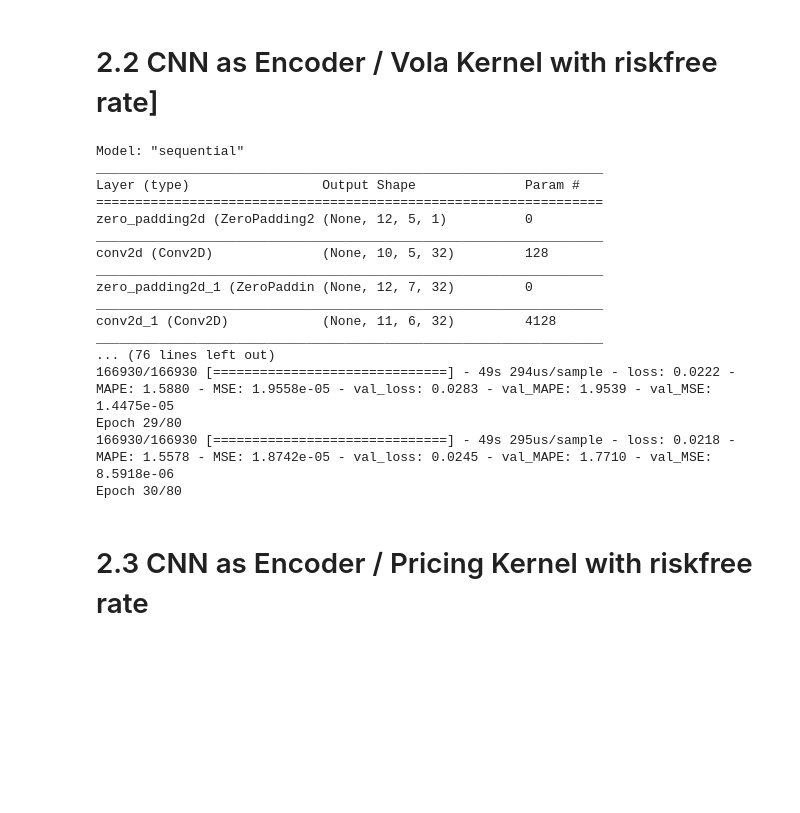
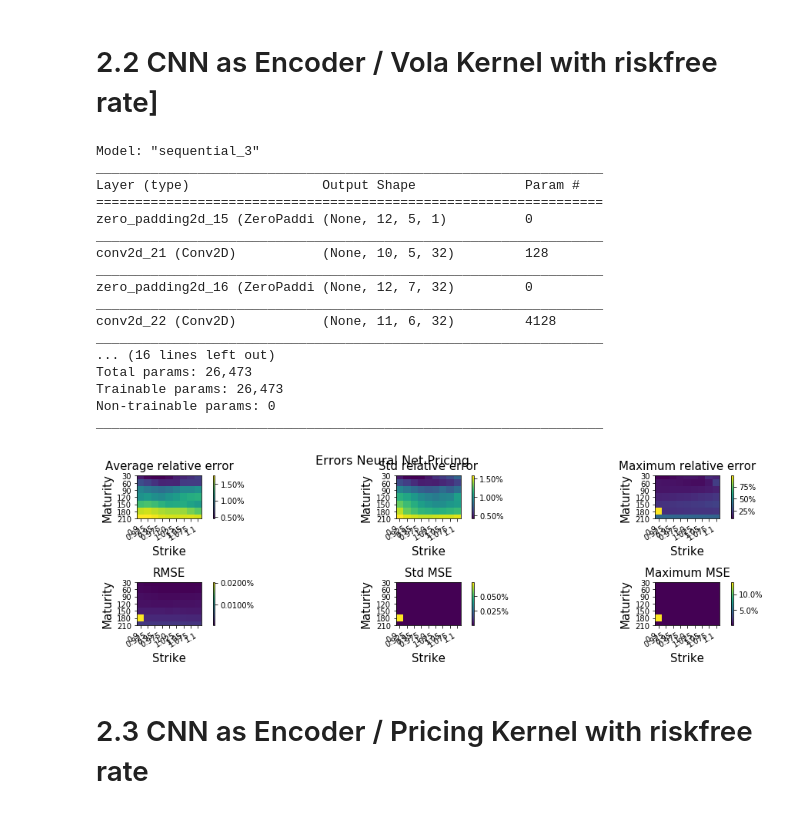
Before and after one commit to AlgoSkyNet/HNGDeepVola, a Jupyter notebook: Code/Python Neural Nets/Current Version (Tbill Yield Curves)/Summary (Current Version 17-4-20).ipynb, the cells around one changed output. Drawn from its saved outputs; the diff is of its cells as text; code cells hidden in the pictures; blank space fills up the shorter version.

```diff
--- a/Code/Python Neural Nets/Current Version (Tbill Yield Curves)/Summary (Current Version 17-4-20).ipynb
+++ b/Code/Python Neural Nets/Current Version (Tbill Yield Curves)/Summary (Current Version 17-4-20).ipynb
@@ -153,45 +153,46 @@ NN1a.add(Conv2D(32, (2, 2),padding='valid',use_bias =True,strides =(2,1),activat
 #NN1.add(MaxPooling2D(pool_size=(2, 1)))
 #NN1.add(Dropout(0.25))
 #NN1.add(ZeroPadding2D(padding=(0,1)))
 NN1a.add(Conv2D(Nstrikes, (2, 1),padding='valid',use_bias =True,strides =(2,1),activation ='linear', kernel_constraint = tf.keras.constraints.NonNeg()))
 #NN1.add(MaxPooling2D(pool_size=(4, 1)))
 NN1a.summary()
 
 #setting
 NN1a.compile(loss = root_relative_mean_squared_error, optimizer = "adam",metrics=["MAPE","MSE"])
 #NN1.compile(loss = "MSE", optimizer = "adam",metrics=["MAPE"])
 inputs_train =np.concatenate((X_train_trafo,rates_train.reshape((Ntrain,Nmaturities,1,1))),axis=1)
 inputs_val = np.concatenate((X_val_trafo,rates_val.reshape((Nval,Nmaturities,1,1))),axis=1)
 inputs_test = np.concatenate((X_test_trafo,rates_test.reshape((Ntest,Nmaturities,1,1))),axis=1)
-NN1a.fit(inputs_train, y_train_trafo1, batch_size=64, validation_data = (inputs_val, y_val_trafo1), epochs = 80, verbose = True, shuffle=1)
-NN1a.save_weights("pricerweights_riskfreerate_231046.h5")#id_3283354135d44b67_data_price_norm_231046clean
+#NN1a.fit(inputs_train, y_train_trafo1, batch_size=64, validation_data = (inputs_val, y_val_trafo1), epochs = 80, verbose = True, shuffle=1)
+#NN1a.save_weights("pricerweights_riskfreerate_231046.h5")#id_3283354135d44b67_data_price_norm_231046clean
 NN1a.load_weights("pricerweights_riskfreerate_231046.h5")#id_3283354135d44b67_data_price_norm_231046clean
 
 #  Results
 # The following plots show the performance on the testing set
 S0=1.
 y_test_re    = yinversetransform(y_test_trafo).reshape((Ntest,Nmaturities,Nstrikes))
 prediction   = NN1a.predict(inputs_test).reshape((Ntest,Nmaturities,Nstrikes))
 #plots
 err_rel_mat,err_mat,idx,bad_idx = pricing_plotter(prediction,y_test_re)
 # %% [output]
-Model: "sequential"
+Model: "sequential_3"
 _________________________________________________________________
 Layer (type)                 Output Shape              Param #
 =================================================================
-zero_padding2d (ZeroPadding2 (None, 12, 5, 1)          0
+zero_padding2d_15 (ZeroPaddi (None, 12, 5, 1)          0
 _________________________________________________________________
-conv2d (Conv2D)              (None, 10, 5, 32)         128
+conv2d_21 (Conv2D)           (None, 10, 5, 32)         128
 _________________________________________________________________
-zero_padding2d_1 (ZeroPaddin (None, 12, 7, 32)         0
+zero_padding2d_16 (ZeroPaddi (None, 12, 7, 32)         0
 _________________________________________________________________
-conv2d_1 (Conv2D)            (None, 11, 6, 32)         4128
+conv2d_22 (Conv2D)           (None, 11, 6, 32)         4128
 _________________________________________________________________
-... (76 lines left out)
-166930/166930 [==============================] - 49s 294us/sample - loss: 0.0222 - MAPE: 1.5880 - MSE: 1.9558e-05 - val_loss: 0.0283 - val_MAPE: 1.9539 - val_MSE: 1.4475e-05
-Epoch 29/80
-166930/166930 [==============================] - 49s 295us/sample - loss: 0.0218 - MAPE: 1.5578 - MSE: 1.8742e-05 - val_loss: 0.0245 - val_MAPE: 1.7710 - val_MSE: 8.5918e-06
-Epoch 30/80
+... (16 lines left out)
+Total params: 26,473
+Trainable params: 26,473
+Non-trainable params: 0
+_________________________________________________________________
+[figure, added]
 # %% [markdown]
 # 2.3 CNN as Encoder / Pricing Kernel with riskfree rate
 # %%
```
Also changed, not shown: parts of 4 cells of this notebook.
